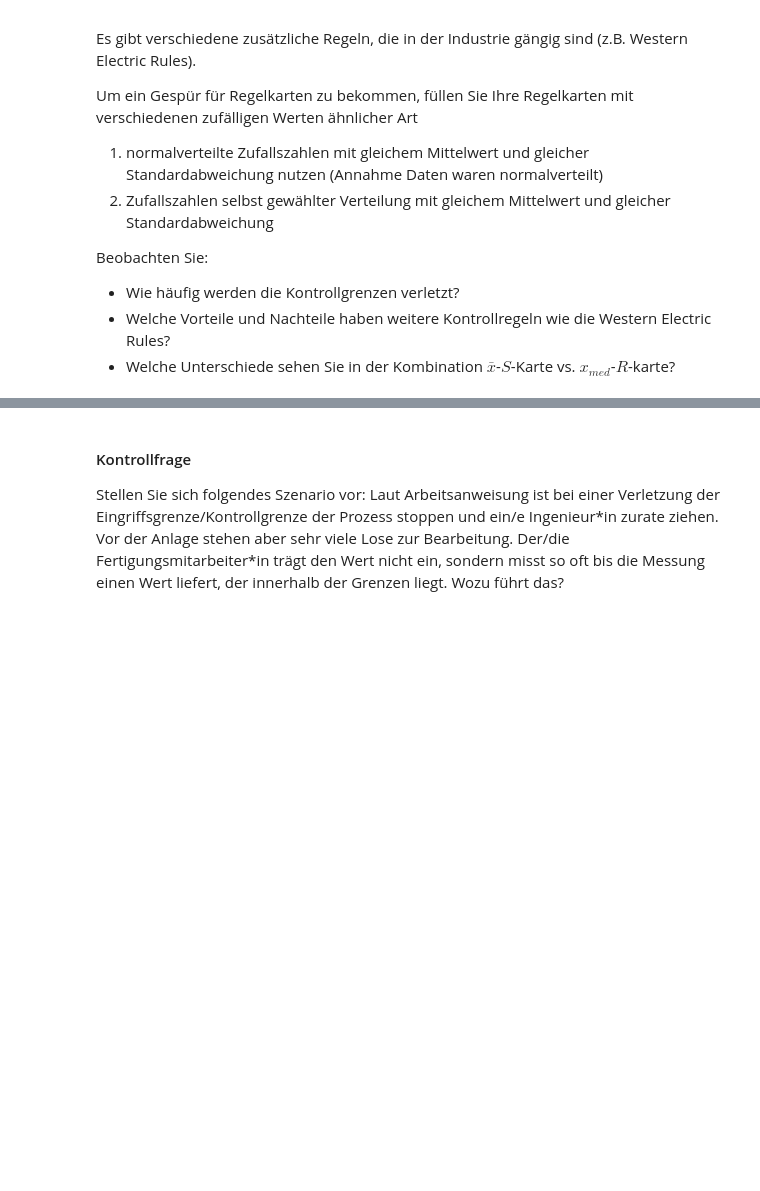
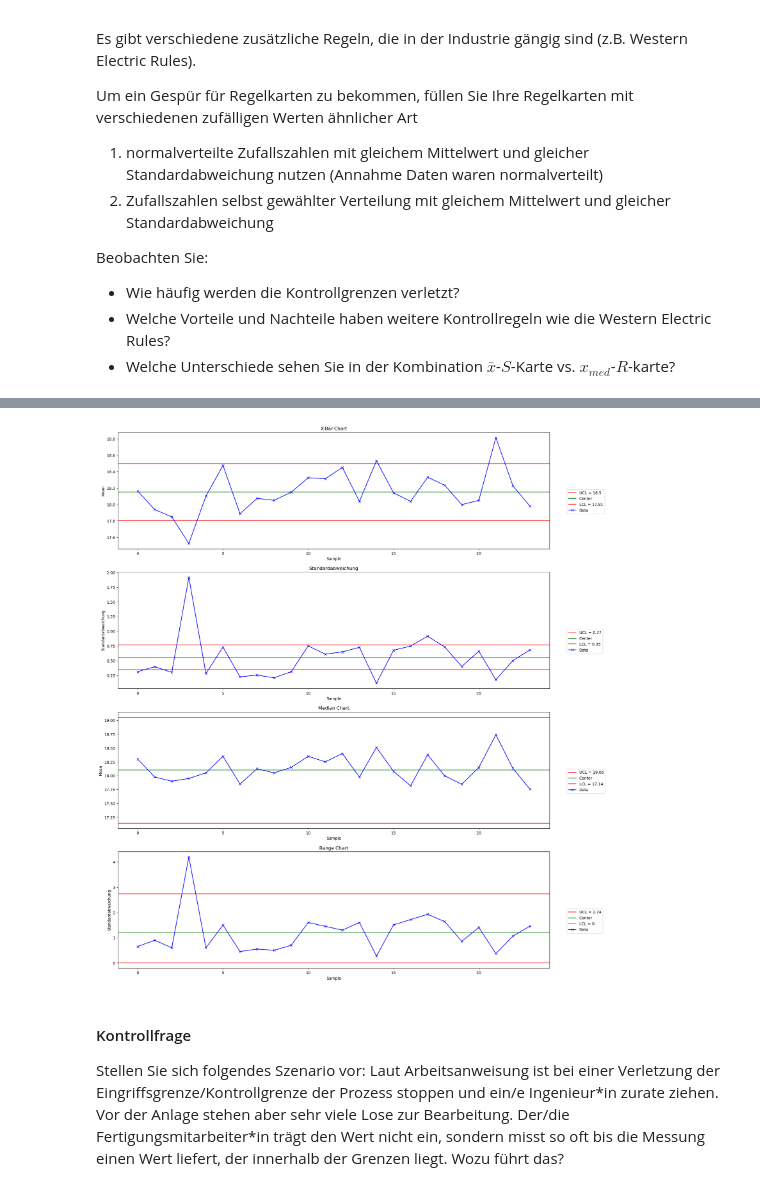
Before and after one commit to NicolasPawelka/Home, a Jupyter notebook: Sem7/DAT/6_SPC_2.ipynb, the cells around one changed output, grey strips where cells are left out. Drawn from its saved outputs; the diff is of its cells as text; code cells hidden in the pictures; blank space fills up the shorter version.

```diff
--- a/Sem7/DAT/6_SPC_2.ipynb
+++ b/Sem7/DAT/6_SPC_2.ipynb
@@ -91,9 +91,85 @@ Beobachten Sie:
 # %%
 # TODO: Regelkarten mit zufälligen Werten füllen und beobachten was passiert
 
+sample = []
+n = 23
+new_range = []
+for _ in range(10):
+     sample.append(np.random.normal(loc=melted_data.value.mean(), scale=np.mean(data.T.std()), size=4))
 
-for _ in range(10):
-    tmp = np.random.normal(loc=melted_data.value.mean(), scale=np.mean(data.T.std()), size=4)
+data_neu=pd.concat([data,pd.DataFrame(sample,columns=data.columns.values)],ignore_index=True)
+melted_data_neu = pd.melt(data_neu)
 
-data_neu=pd.concat([data,pd.DataFrame(tmp,columns=data.columns.values)],ignore_index=True)
+population_mean = np.mean(melted_data_neu.value)
+population_std = melted_data_neu.value.std(ddof=1)
+means = data_neu.T.mean()
+stds = data_neu.T.std()
+stds_mean = np.mean(stds)
+
+LCL_mean = population_mean - 3 * (stds_mean / np.sqrt(n))
+UCL_mean = population_mean + 3 * (stds_mean / np.sqrt(n))
+means_center = population_mean
+
+alpha = 0.01
+
+chi2_lower = stats.chi2.ppf(alpha / 2, df=n-1)
+chi2_upper = stats.chi2.ppf(1-alpha / 2, df=n-1)
+
+LCL_std = stds_mean * np.sqrt(chi2_lower / (n-1))
+UCL_std = stds_mean * np.sqrt(chi2_upper / (n-1))
+
+for _,row in data_neu.iterrows():
+    row = np.sort(row)
+    new_range.append(row[3] - row[0])
+
+new_range_mean = np.mean(new_range)
+median = np.median(melted_data_neu.value)
+medians = data_neu.T.median()
+
+LSL_median = median - (0.796 * new_range_mean)
+USL_median = median + (0.796 * new_range_mean)
+
+USL_range = 2.282 * new_range_mean
+LSL_range = 0
+
+fig, axs = plt.subplots(4, 1, figsize=(20, 25))
+
+
+
+# Mittelwertkarte
+axs[0].set_title("X-Bar-Chart")
+axs[0].axhline(UCL_mean,color='r',label='UCL = {}'.format(np.round(UCL_mean,2)))
+axs[0].axhline(means_center,color='g',label="Center")
+axs[0].axhline(LCL_mean,color='r',label='LCL = {}'.format(np.round(LCL_mean,2)))
+axs[0].plot(means,'bx-',label="Data")
+axs[0].set_ylabel("Mean")
+axs[0].set_xlabel("Sample")
+axs[0].legend(loc=(1.04,0.3))
+
+axs[1].set_title("Standardabweichung")
+axs[1].axhline(UCL_std,color='r',label='UCL = {}'.format(np.round(UCL_std,2)))
+axs[1].axhline(stds_mean,color='g',label="Center")
+axs[1].axhline(LCL_std,color='r',label='LCL = {}'.format(np.round(LCL_std,2)))
+axs[1].plot(stds,'bx-',label="Data")
+axs[1].set_ylabel("Standardabweichung")
+axs[1].set_xlabel("Sample")
+axs[1].legend(loc=(1.04,0.3))
+
+axs[2].set_title("Median Chart")
+axs[2].axhline(USL_median,color='r',label='UCL = {}'.format(np.round(USL_median,2)))
+axs[2].axhline(median,color='g',label="Center")
+axs[2].axhline(LSL_median,color='r',label='LCL = {}'.format(np.round(LSL_median,2)))
+axs[2].plot(medians,'bx-',label="Data")
+axs[2].set_ylabel("Mean")
+axs[2].set_xlabel("Sample")
+axs[2].legend(loc=(1.04,0.3))
+
+axs[3].set_title("Range Chart")
+axs[3].axhline(USL_range,color='r',label='UCL = {}'.format(np.round(USL_range,2)))
+axs[3].axhline(new_range_mean,color='g',label="Center")
+axs[3].axhline(LSL_range,color='r',label='LCL = {}'.format(np.round(LSL_range,2)))
+axs[3].plot(new_range,'bx-',label="Data")
+axs[3].set_ylabel("Standardabweichung")
+axs[3].set_xlabel("Sample")
+axs[3].legend(loc=(1.04,0.3))
 # %% [output]
@@ -101,3 +177,4 @@ ValueError: Shape of passed values is (4, 1), indices imply (4, 4)
+[figure, added]
 # %% [markdown]
 #### Kontrollfrage
 
```
Also changed, not shown: parts of 1 cell of this notebook.
